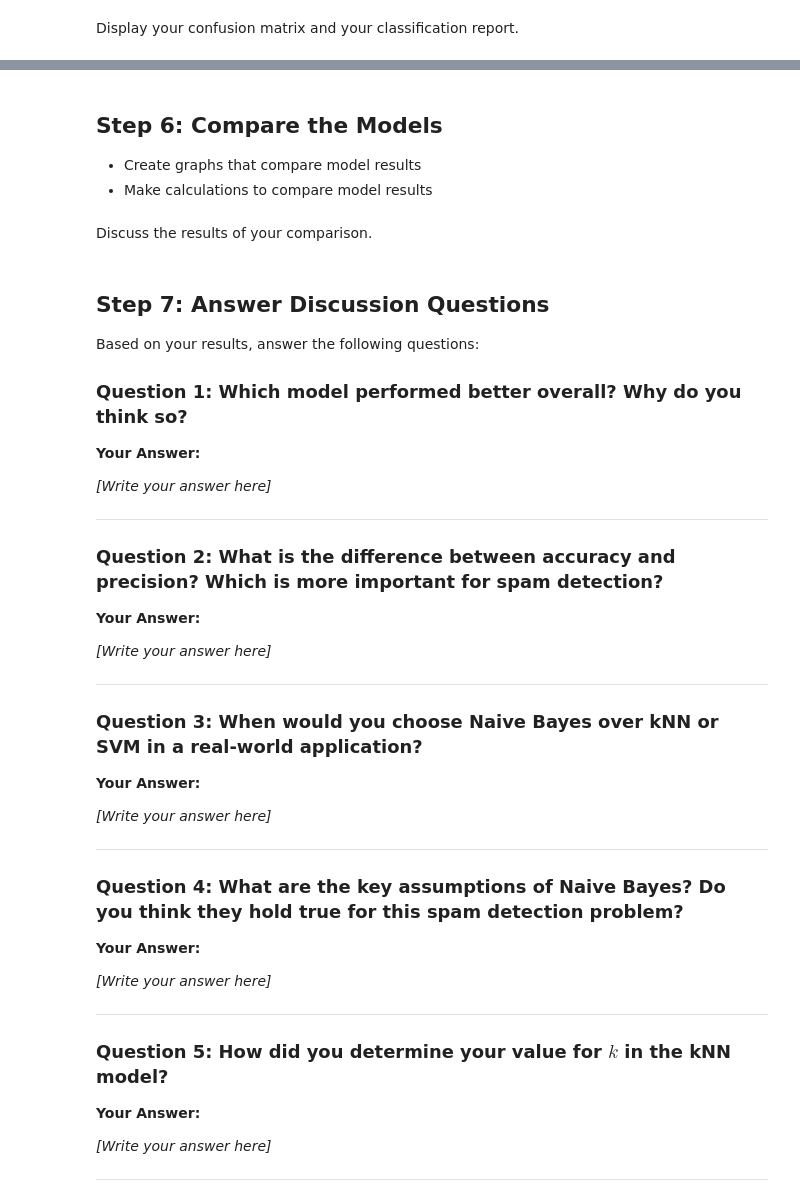
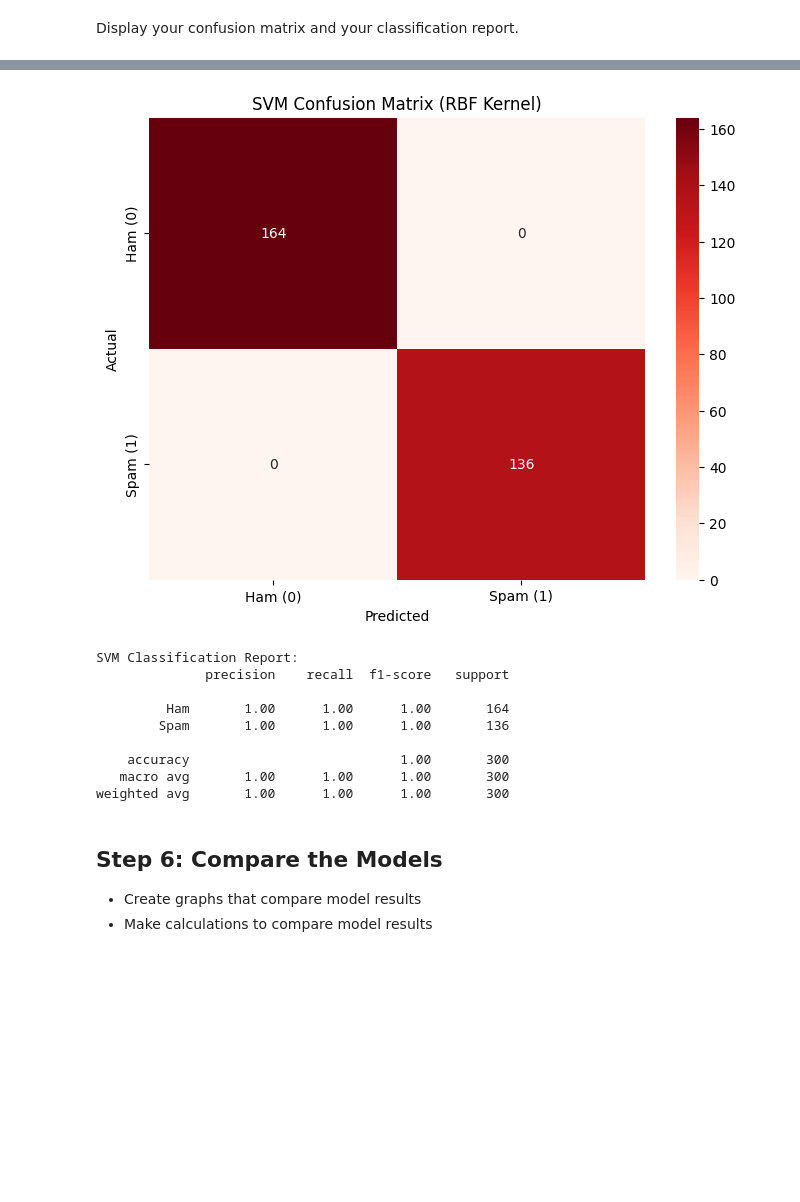
Before and after one commit to SnowSE/project-classification-1-mateo-solo, a Jupyter notebook: notebooks/spam_classification.ipynb, the cells around one changed output, grey strips where cells are left out. Saved outputs shown, nothing was run; the diff lists cells and outputs as text; code cells hidden in the pictures; blank space fills up the shorter version.

```diff
--- a/notebooks/spam_classification.ipynb
+++ b/notebooks/spam_classification.ipynb
@@ -48,50 +210,29 @@ Display your confusion matrix and your classification report.
+# %%
+cm_svm = confusion_matrix(y_test, y_pred_svm)
+
+plt.figure(figsize=(8, 6))
+sns.heatmap(cm_svm, annot=True, fmt='d', cmap='Reds',
+            xticklabels=['Ham (0)', 'Spam (1)'],
+            yticklabels=['Ham (0)', 'Spam (1)'])
+plt.title('SVM Confusion Matrix (RBF Kernel)')
+plt.ylabel('Actual')
+plt.xlabel('Predicted')
+plt.show()
+
+print("\nSVM Classification Report:")
+print(classification_report(y_test, y_pred_svm, target_names=['Ham', 'Spam']))
+# %% [output]
+[figure, added]
+SVM Classification Report:
+              precision    recall  f1-score   support
+
+         Ham       1.00      1.00      1.00       164
+        Spam       1.00      1.00      1.00       136
+
+    accuracy                           1.00       300
+   macro avg       1.00      1.00      1.00       300
+weighted avg       1.00      1.00      1.00       300
 # %% [markdown]
 ## Step 6: Compare the Models
 * Create graphs that compare model results
 * Make calculations to compare model results
-# %% [markdown]
-Discuss the results of your comparison.
-# %% [markdown]
-## Step 7: Answer Discussion Questions
-
-Based on your results, answer the following questions:
-
-### Question 1: Which model performed better overall? Why do you think so?
-
-**Your Answer:**
-
-_[Write your answer here]_
-
----
-
-### Question 2: What is the difference between accuracy and precision? Which is more important for spam detection?
-
-**Your Answer:**
-
-_[Write your answer here]_
-
----
-
-### Question 3: When would you choose Naive Bayes over kNN or SVM in a real-world application?
-
-**Your Answer:**
-
-_[Write your answer here]_
-
----
-
-### Question 4: What are the key assumptions of Naive Bayes? Do you think they hold true for this spam detection problem?
-
-**Your Answer:**
-
-_[Write your answer here]_
-
----
-
-### Question 5: How did you determine your value for $k$ in the kNN model?
-
-**Your Answer:**
-
-_[Write your answer here]_
-
----
```
Also changed, not shown: parts of 31 cells of this notebook, 1 other file.
